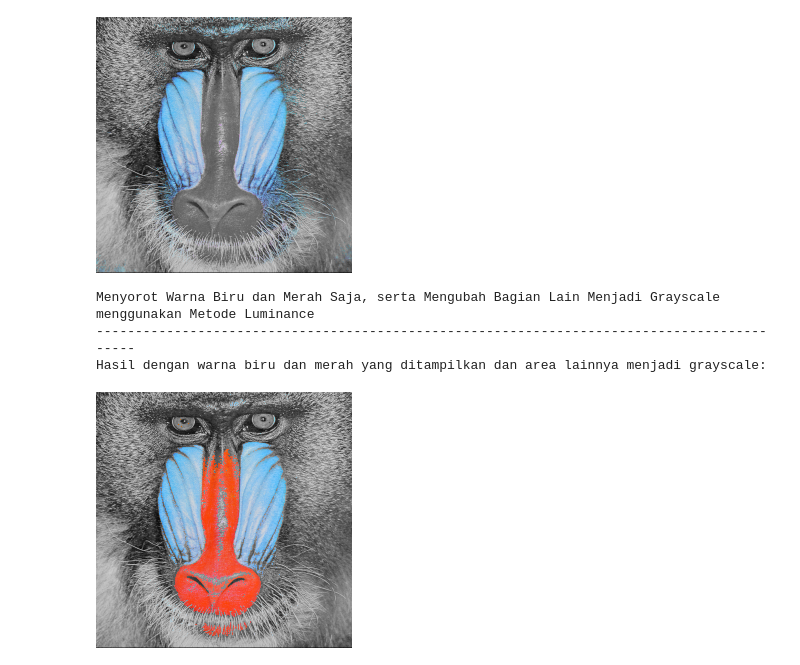
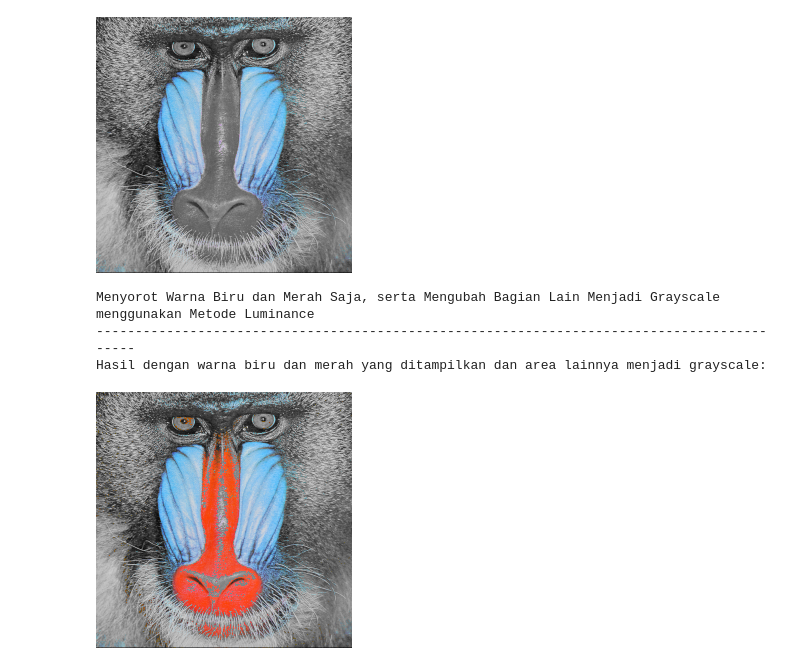
Before and after one commit to AuliaVirza101/PCVK, a Jupyter notebook: week3.ipynb, the cells around one changed output. Drawn from its saved outputs; the diff is of its cells as text; code cells hidden in the pictures.

```diff
--- a/week3.ipynb
+++ b/week3.ipynb
@@ -300,36 +300,35 @@ import cv2 as cv
 import numpy as np
 from google.colab.patches import cv2_imshow
 
 print('Menyorot Warna Biru dan Merah Saja, serta Mengubah Bagian Lain Menjadi Grayscale menggunakan Metode Luminance')
 print('-------------------------------------------------------------------------------------------')
 
 # Baca citra
 image = cv.imread('/content/mandrill.tiff')  # Ganti dengan path gambar yang kamu gunakan
 original = cv.resize(image, (0, 0), fx=0.5, fy=0.5)
 
 # Pisahkan channel warna
 B, G, R = cv.split(original)
 
 # 1. Metode Luminance untuk grayscale
 grayscale_luminance = 0.21 * R + 0.72 * G + 0.07 * B
-grayscale_luminance = np.uint8(grayscale_luminance)  # Konversi ke uint8 agar sesuai format citra
 grayscale_luminance_colored = cv.merge([grayscale_luminance] * 3)  # Menggabungkan channel grayscale untuk ditampilkan
 
 # 2. Buat mask untuk warna biru dan merah
-mask_blue = (B > 200) & (B > G) & (B > R)
-mask_red = (R > 200) & (R > G) & (R > B)  & (G < 110)  # Pastikan G berada tidak terlalu besar bung soalnya nanti jadi kuning
+mask_blue = (B > 100) & (B > G) & (B > R)
+mask_red = (R > 100) & (R > G) & (R > B)  & (G < 100)  # Pastikan G berada tidak terlalu besar bung soalnya nanti jadi kuning
 
 # 3. Gabungkan mask biru dan merah dengan logika OR
 mask_blue_red = mask_blue | mask_red
 
 # 4. Terapkan mask untuk menampilkan warna biru dan merah pada citra grayscale
-highlighted_image = np.where(mask_blue_red[..., None], original, grayscale_luminance_colored)
+Result_image = np.where(mask_blue_red[..., None], original, grayscale_luminance_colored)
 
 # Tampilkan hasil
 print('Hasil dengan warna biru dan merah yang ditampilkan dan area lainnya menjadi grayscale:')
-cv2_imshow(highlighted_image)
+cv2_imshow(Result_image)
 # %% [output]
 Menyorot Warna Biru dan Merah Saja, serta Mengubah Bagian Lain Menjadi Grayscale menggunakan Metode Luminance
 -------------------------------------------------------------------------------------------
 Hasil dengan warna biru dan merah yang ditampilkan dan area lainnya menjadi grayscale:
-[figure, old version]
+[figure, new version]
```
Also changed, not shown: parts of 1 cell of this notebook.
